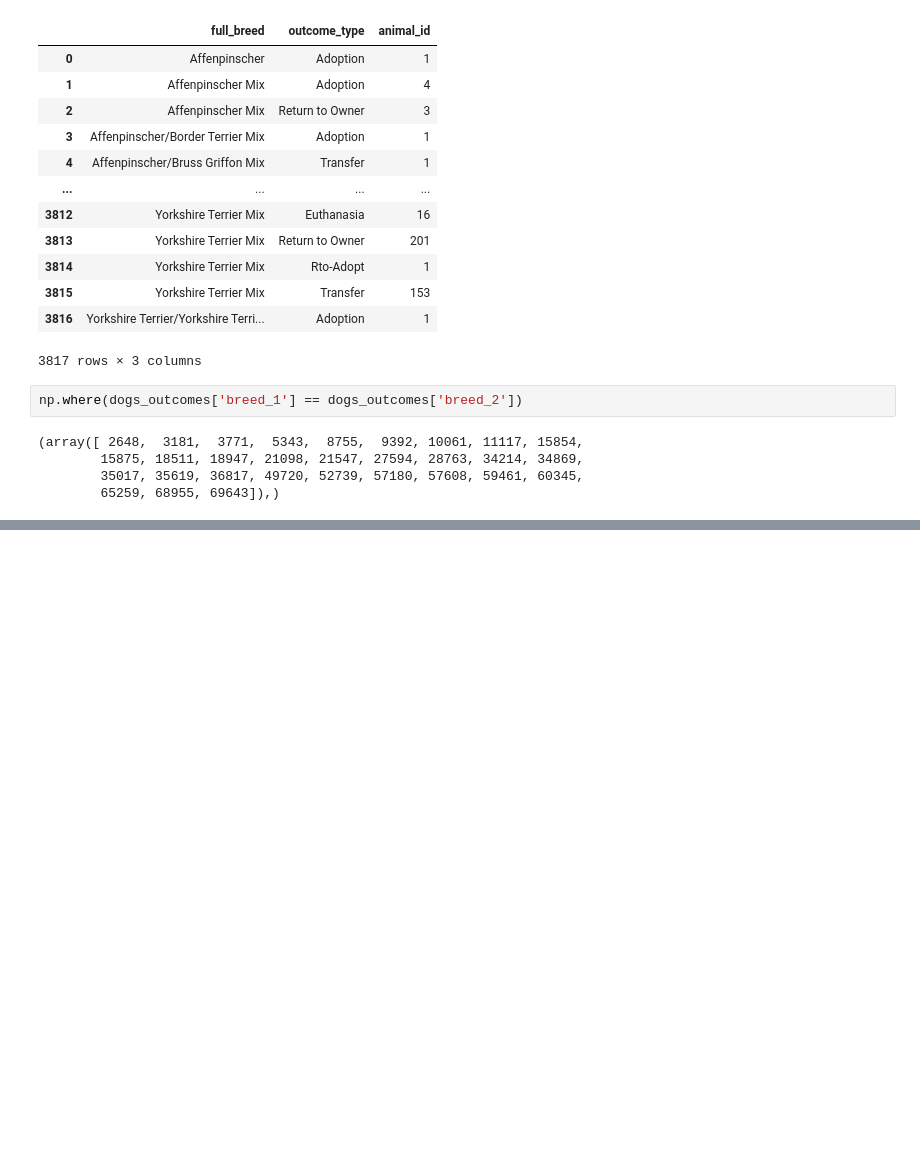
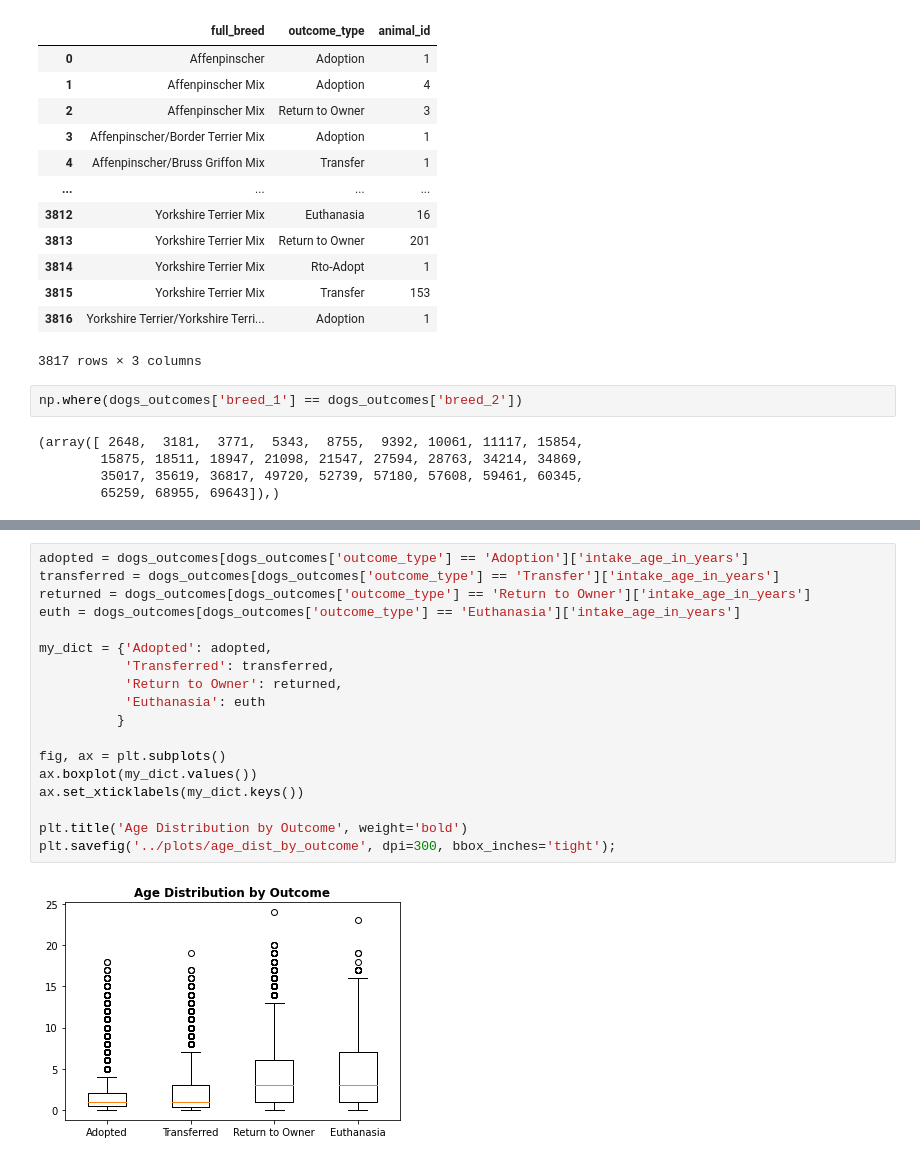
Before and after one commit to lordfrahnk/austin_shelter, a Jupyter notebook: notebooks/6 - Dogs Outcomes.ipynb, the cells around one changed output, grey strips where cells are left out. Saved outputs shown, nothing was run; the diff lists cells and outputs as text; blank space fills up the shorter version.

```diff
--- a/notebooks/6 - Dogs Outcomes.ipynb
+++ b/notebooks/6 - Dogs Outcomes.ipynb
@@ -357,0 +366,20 @@ Name: 8755, dtype: object
+# %%
+adopted = dogs_outcomes[dogs_outcomes['outcome_type'] == 'Adoption']['intake_age_in_years']
+transferred = dogs_outcomes[dogs_outcomes['outcome_type'] == 'Transfer']['intake_age_in_years']
+returned = dogs_outcomes[dogs_outcomes['outcome_type'] == 'Return to Owner']['intake_age_in_years']
+euth = dogs_outcomes[dogs_outcomes['outcome_type'] == 'Euthanasia']['intake_age_in_years']
+
+my_dict = {'Adopted': adopted,
+           'Transferred': transferred,
+           'Return to Owner': returned,
+           'Euthanasia': euth
+          }
+
+fig, ax = plt.subplots()
+ax.boxplot(my_dict.values())
+ax.set_xticklabels(my_dict.keys())
+
+plt.title('Age Distribution by Outcome', weight='bold')
+plt.savefig('../plots/age_dist_by_outcome', dpi=300, bbox_inches='tight');
+# %% [output]
+[figure, added]
```
Also changed, not shown: parts of 7 cells of this notebook, 6 other files.
